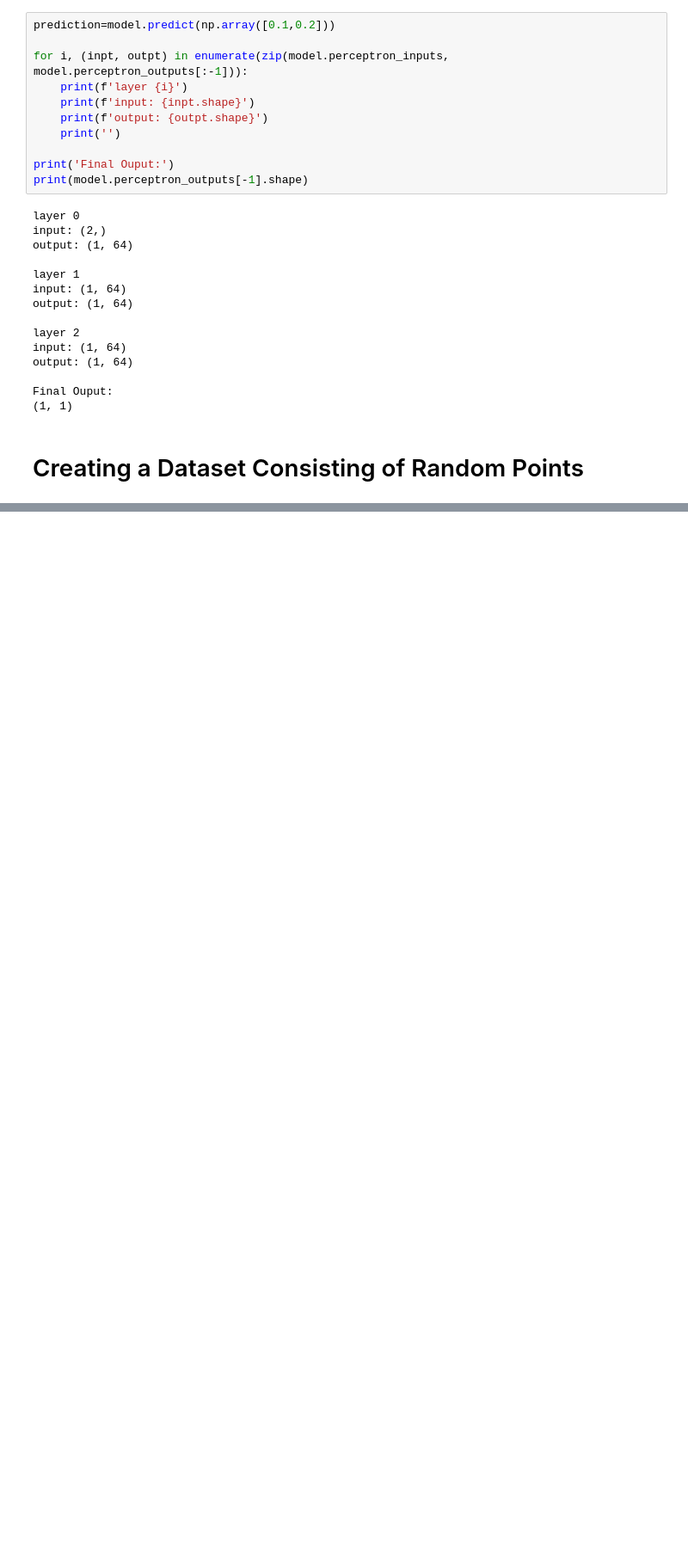
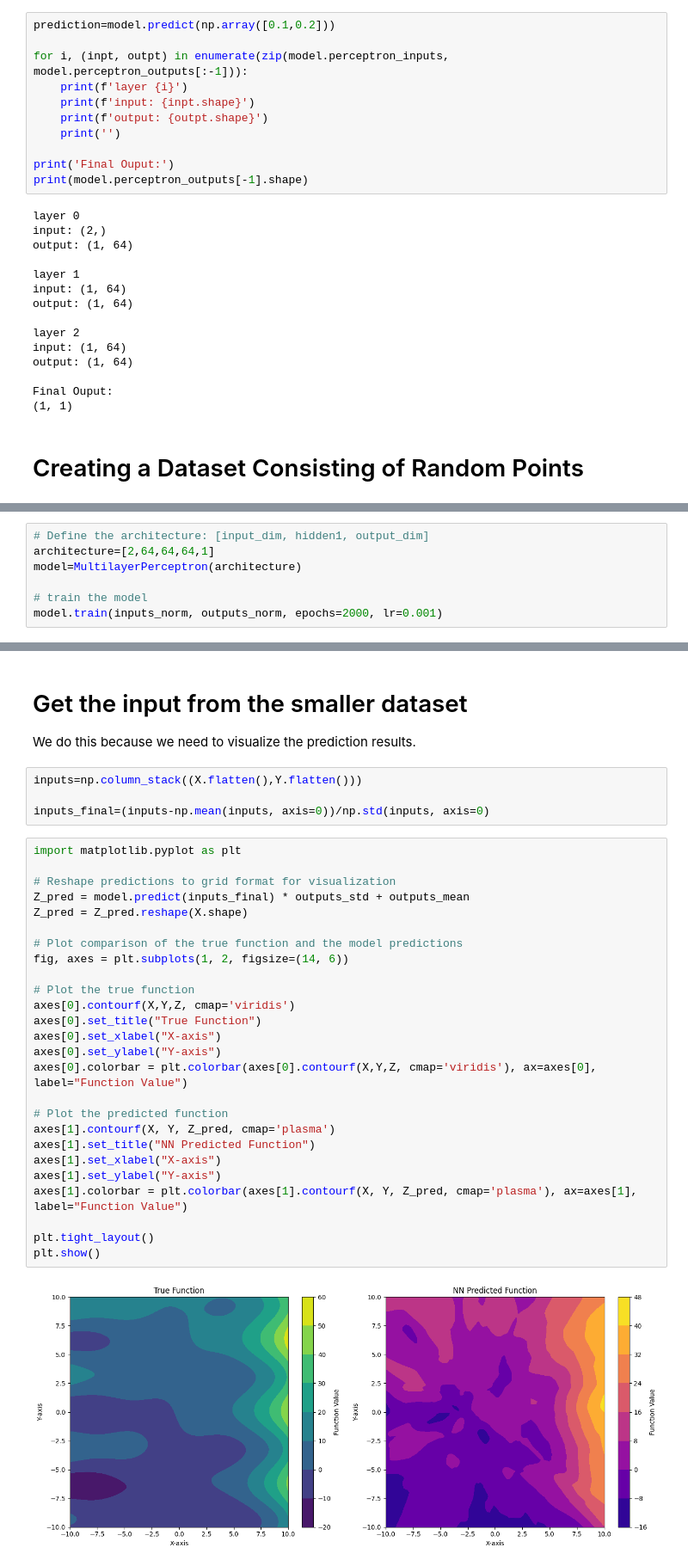
Before and after one commit to Aisuko/notebooks, a Jupyter notebook: data_science/implementing-multilayer-perceptron-with-numpy.ipynb, the cells around one changed output, grey strips where cells are left out. Shown: that part at 86% size. Cells and saved outputs as stored; diff of their text form; blank space fills up the shorter version.

```diff
--- a/data_science/implementing-multilayer-perceptron-with-numpy.ipynb
+++ b/data_science/implementing-multilayer-perceptron-with-numpy.ipynb
@@ -321,0 +393,7 @@ bias matrix changes: (1, 64)
+# %%
+# Define the architecture: [input_dim, hidden1, output_dim]
+architecture=[2,64,64,64,1]
+model=MultilayerPerceptron(architecture)
+
+# train the model
+model.train(inputs_norm, outputs_norm, epochs=2000, lr=0.001)
@@ -321,0 +457,36 @@ bias matrix changes: (1, 64)
+# %% [markdown]
+# Get the input from the smaller dataset
+
+We do this because we need to visualize the prediction results.
+# %%
+inputs=np.column_stack((X.flatten(),Y.flatten()))
+
+inputs_final=(inputs-np.mean(inputs, axis=0))/np.std(inputs, axis=0)
+# %%
+import matplotlib.pyplot as plt
+
+# Reshape predictions to grid format for visualization
+Z_pred = model.predict(inputs_final) * outputs_std + outputs_mean
+Z_pred = Z_pred.reshape(X.shape)
+
+# Plot comparison of the true function and the model predictions
+fig, axes = plt.subplots(1, 2, figsize=(14, 6))
+
+# Plot the true function
+axes[0].contourf(X,Y,Z, cmap='viridis')
+axes[0].set_title("True Function")
+axes[0].set_xlabel("X-axis")
+axes[0].set_ylabel("Y-axis")
+axes[0].colorbar = plt.colorbar(axes[0].contourf(X,Y,Z, cmap='viridis'), ax=axes[0], label="Function Value")
+
+# Plot the predicted function
+axes[1].contourf(X, Y, Z_pred, cmap='plasma')
+axes[1].set_title("NN Predicted Function")
+axes[1].set_xlabel("X-axis")
+axes[1].set_ylabel("Y-axis")
+axes[1].colorbar = plt.colorbar(axes[1].contourf(X, Y, Z_pred, cmap='plasma'), ax=axes[1], label="Function Value")
+
+plt.tight_layout()
+plt.show()
+# %% [output]
+[figure, added]
```
Also changed, not shown: parts of 14 cells of this notebook.
